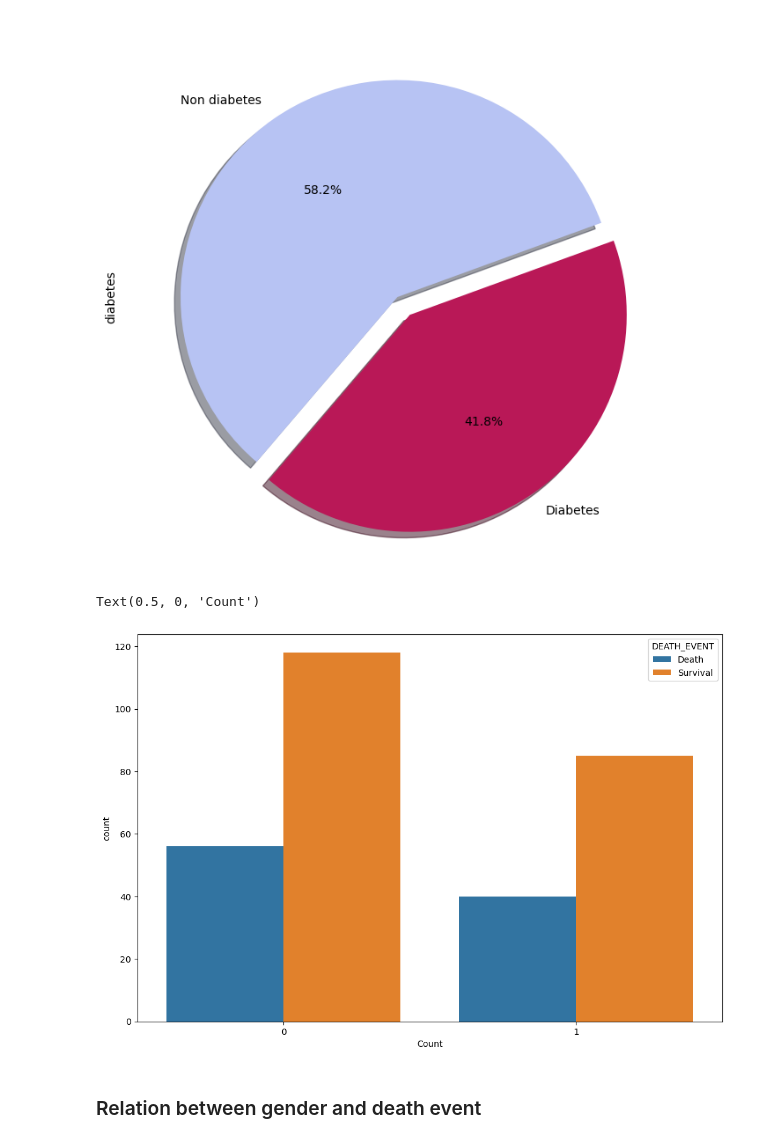
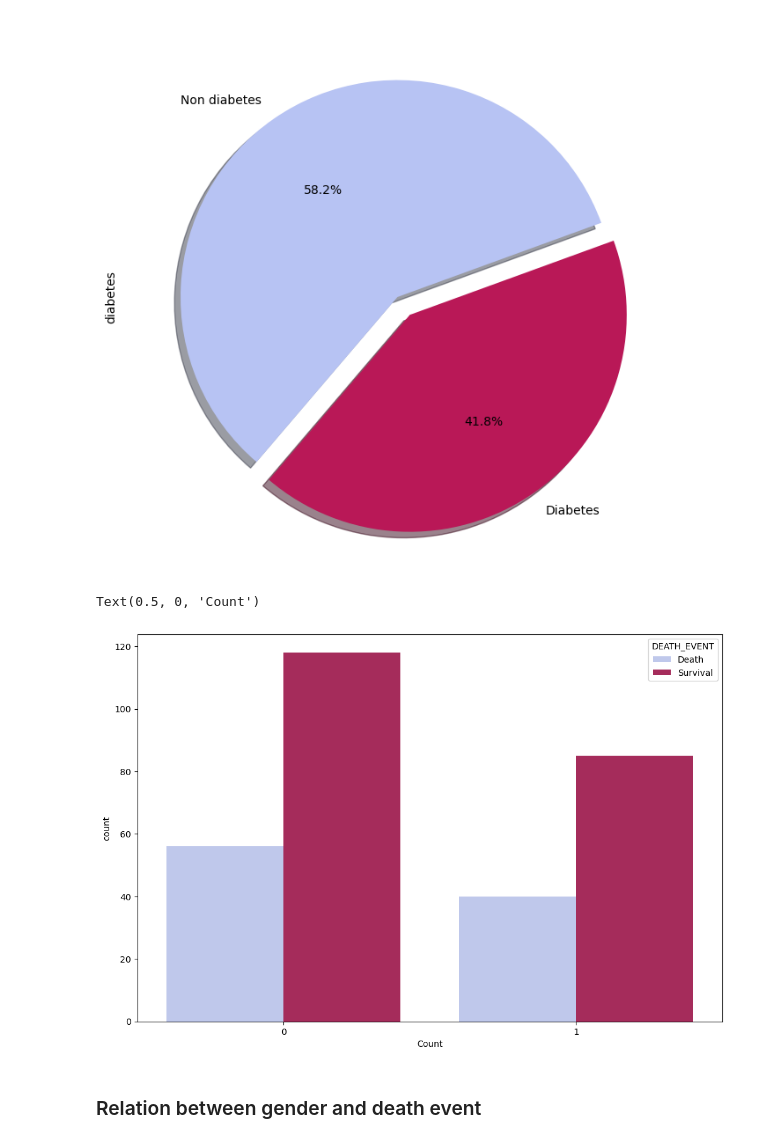
Before and after one commit to Misara-Ahmed/Cardiovascular-Disease-Prediction, a Jupyter notebook: Heart_failure_prediction_logistic.ipynb, the cells around one changed output. Saved outputs shown, nothing was run; the diff lists cells and outputs as text; code cells hidden in the pictures.

```diff
--- a/Heart_failure_prediction_logistic.ipynb
+++ b/Heart_failure_prediction_logistic.ipynb
@@ -171,12 +171,12 @@ cdf.diabetes.value_counts().plot.pie( autopct='%1.1f%%', startangle = 20,  shado
 [figure]
 # %%
 plt.figure(figsize=(12,8))
-sns.countplot(data= cdf, x='diabetes', hue= 'DEATH_EVENT')
+sns.countplot(data= cdf, x='diabetes', hue= 'DEATH_EVENT',palette=['#B7C3F3','#B91857'])
 plt.xlabel('Anaemia')
 plt.xlabel('Count')
 # %% [output]
 Text(0.5, 0, 'Count')
-[figure, old version]
+[figure, new version]
 # %% [markdown]
 ### Relation between gender and death event
 # %%
```
Also changed, not shown: parts of 26 cells of this notebook.
